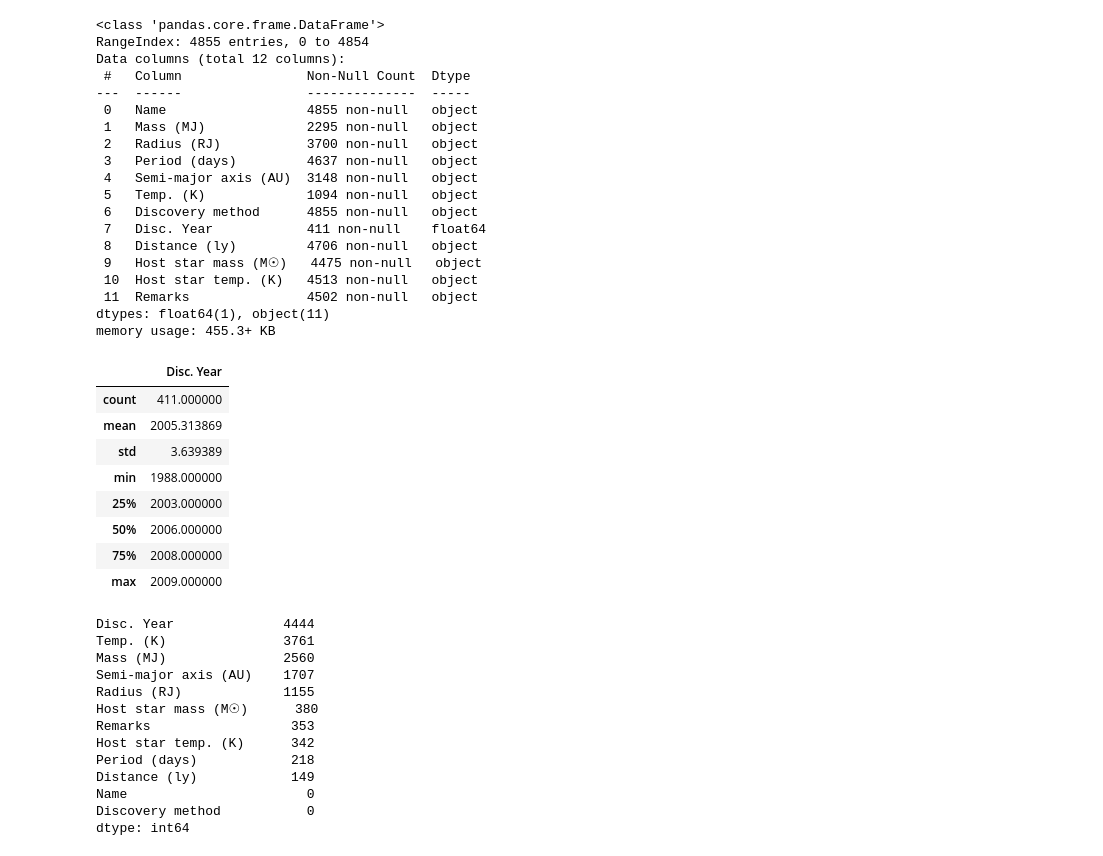
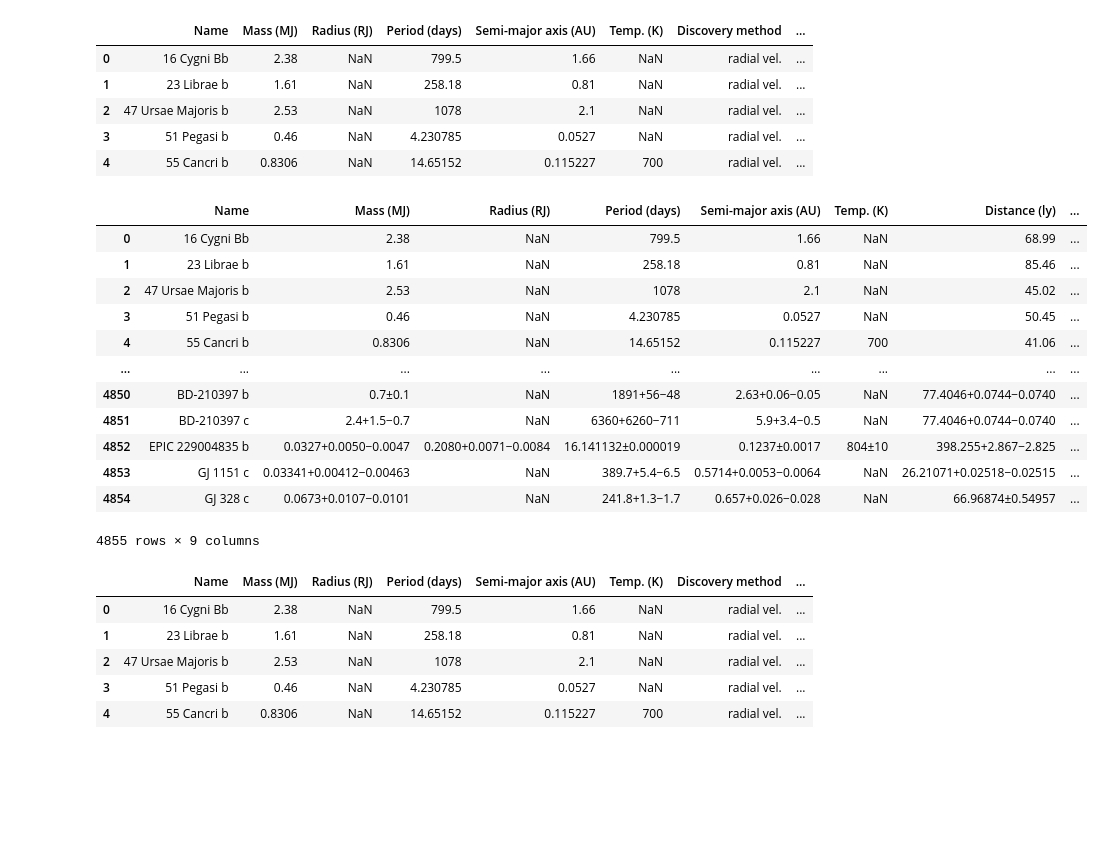
Before and after one commit to rishibagale/exoplanetML, a Jupyter notebook: exoplanet-ml/notebooks/exploration.ipynb, the cells around one changed output. Saved outputs shown, nothing was run; the diff lists cells and outputs as text; code cells hidden in the pictures; blank space fills up the shorter version.

```diff
--- a/exoplanet-ml/notebooks/exploration.ipynb
+++ b/exoplanet-ml/notebooks/exploration.ipynb
@@ -17,50 +49,36 @@ df.head()
+# %%
+df = df.drop(['Disc. Year', 'Remarks'], axis=1, errors='ignore')
 # %%
-df.info()
+df.head()
 # %% [output]
-<class 'pandas.core.frame.DataFrame'>
-RangeIndex: 4855 entries, 0 to 4854
-Data columns (total 12 columns):
- #   Column                Non-Null Count  Dtype
----  ------                --------------  -----
- 0   Name                  4855 non-null   object
- 1   Mass (MJ)             2295 non-null   object
- 2   Radius (RJ)           3700 non-null   object
- 3   Period (days)         4637 non-null   object
- 4   Semi-major axis (AU)  3148 non-null   object
- 5   Temp. (K)             1094 non-null   object
- 6   Discovery method      4855 non-null   object
- 7   Disc. Year            411 non-null    float64
- 8   Distance (ly)         4706 non-null   object
- 9   Host star mass (M☉)   4475 non-null   object
- 10  Host star temp. (K)   4513 non-null   object
- 11  Remarks               4502 non-null   object
-dtypes: float64(1), object(11)
-memory usage: 455.3+ KB
+|  | Name | Mass (MJ) | Radius (RJ) | Period (days) | Semi-major axis (AU) | Temp. (K) | Discovery method | ... |
+| 0 | 16 Cygni Bb | 2.38 | NaN | 799.5 | 1.66 | NaN | radial vel. | ... |
+| 1 | 23 Librae b | 1.61 | NaN | 258.18 | 0.81 | NaN | radial vel. | ... |
+| 2 | 47 Ursae Majoris b | 2.53 | NaN | 1078 | 2.1 | NaN | radial vel. | ... |
+| 3 | 51 Pegasi b | 0.46 | NaN | 4.230785 | 0.0527 | NaN | radial vel. | ... |
+| 4 | 55 Cancri b | 0.8306 | NaN | 14.65152 | 0.115227 | 700 | radial vel. | ... |
+# %%
+df.drop(['Discovery method','Distance(ly)'], axis=1, errors='ignore')
+# %% [output]
+|  | Name | Mass (MJ) | Radius (RJ) | Period (days) | Semi-major axis (AU) | Temp. (K) | Distance (ly) | ... |
+| 0 | 16 Cygni Bb | 2.38 | NaN | 799.5 | 1.66 | NaN | 68.99 | ... |
+| 1 | 23 Librae b | 1.61 | NaN | 258.18 | 0.81 | NaN | 85.46 | ... |
+| 2 | 47 Ursae Majoris b | 2.53 | NaN | 1078 | 2.1 | NaN | 45.02 | ... |
+| 3 | 51 Pegasi b | 0.46 | NaN | 4.230785 | 0.0527 | NaN | 50.45 | ... |
+| 4 | 55 Cancri b | 0.8306 | NaN | 14.65152 | 0.115227 | 700 | 41.06 | ... |
+| ... | ... | ... | ... | ... | ... | ... | ... | ... |
+| 4850 | BD-210397 b | 0.7±0.1 | NaN | 1891+56−48 | 2.63+0.06−0.05 | NaN | 77.4046+0.0744−0.0740 | ... |
+| 4851 | BD-210397 c | 2.4+1.5−0.7 | NaN | 6360+6260−711 | 5.9+3.4−0.5 | NaN | 77.4046+0.0744−0.0740 | ... |
+| 4852 | EPIC 229004835 b | 0.0327+0.0050−0.0047 | 0.2080+0.0071−0.0084 | 16.141132±0.000019 | 0.1237±0.0017 | 804±10 | 398.255+2.867−2.825 | ... |
+| 4853 | GJ 1151 c | 0.03341+0.00412−0.00463 | NaN | 389.7+5.4−6.5 | 0.5714+0.0053−0.0064 | NaN | 26.21071+0.02518−0.02515 | ... |
+| 4854 | GJ 328 c | 0.0673+0.0107−0.0101 | NaN | 241.8+1.3−1.7 | 0.657+0.026−0.028 | NaN | 66.96874±0.54957 | ... |
+4855 rows × 9 columns
 # %%
-df.describe()
+df.head()
 # %% [output]
-|  | Disc. Year |
-| count | 411.000000 |
-| mean | 2005.313869 |
-| std | 3.639389 |
-| min | 1988.000000 |
-| 25% | 2003.000000 |
-| 50% | 2006.000000 |
-| 75% | 2008.000000 |
-| max | 2009.000000 |
+|  | Name | Mass (MJ) | Radius (RJ) | Period (days) | Semi-major axis (AU) | Temp. (K) | Discovery method | ... |
+| 0 | 16 Cygni Bb | 2.38 | NaN | 799.5 | 1.66 | NaN | radial vel. | ... |
+| 1 | 23 Librae b | 1.61 | NaN | 258.18 | 0.81 | NaN | radial vel. | ... |
+| 2 | 47 Ursae Majoris b | 2.53 | NaN | 1078 | 2.1 | NaN | radial vel. | ... |
+| 3 | 51 Pegasi b | 0.46 | NaN | 4.230785 | 0.0527 | NaN | radial vel. | ... |
+| 4 | 55 Cancri b | 0.8306 | NaN | 14.65152 | 0.115227 | 700 | radial vel. | ... |
-# %%
-df.isna().sum().sort_values(ascending=False)
-# %% [output]
-Disc. Year              4444
-Temp. (K)               3761
-Mass (MJ)               2560
-Semi-major axis (AU)    1707
-Radius (RJ)             1155
-Host star mass (M☉)      380
-Remarks                  353
-Host star temp. (K)      342
-Period (days)            218
-Distance (ly)            149
-Name                       0
-Discovery method           0
-dtype: int64
```
Also changed, not shown: parts of 24 cells of this notebook, 3 other files.
